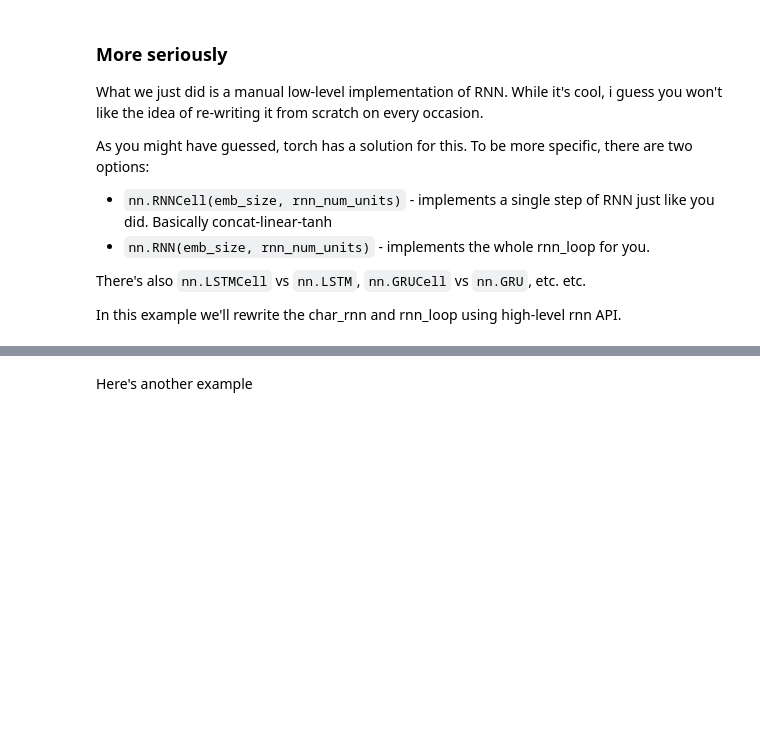
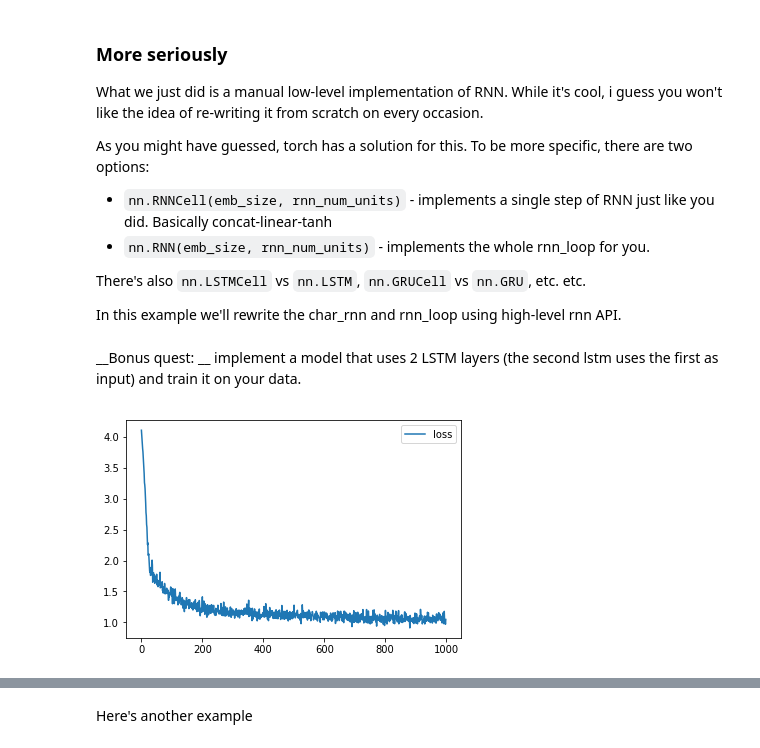
Before and after one commit to nik31096/Practical_DL, a Jupyter notebook: week06_rnn/seminar_pytorch.ipynb, the cells around one changed output, grey strips where cells are left out. Saved outputs shown, nothing was run; the diff lists cells and outputs as text; code cells hidden in the pictures; blank space fills up the shorter version.

Commit message:
Add LSTM, need to improve

```diff
--- a/week06_rnn/seminar_pytorch.ipynb
+++ b/week06_rnn/seminar_pytorch.ipynb
@@ -353,6 +352,8 @@ As you might have guessed, torch has a solution for this. To be more specific, t
 There's also `nn.LSTMCell` vs `nn.LSTM`, `nn.GRUCell` vs `nn.GRU`, etc. etc.
 
 In this example we'll rewrite the char_rnn and rnn_loop using high-level rnn API.
+# %% [markdown]
+__Bonus quest: __ implement a model that uses 2 LSTM layers (the second lstm uses the first as input) and train it on your data.
 # %%
 class CharRNNLoop(nn.Module):
     def __init__(self, num_tokens=num_tokens, emb_size=16, rnn_num_units=64):
@@ -380,3 +381,35 @@ loss = F.nll_loss(logp_seq[:, 1:].contiguous().view(-1, num_tokens),
                   batch_ix[:, :-1].contiguous().view(-1))
 
 loss.backward()
+# %%
+char_rnn = CharRNNCell()
+opt = torch.optim.Adam(char_rnn.parameters())
+history = []
+# %%
+for i in range(1000):
+    batch_ix = to_matrix(sample(lines, 32), max_len=MAX_LENGTH)
+    batch_ix = torch.tensor(batch_ix, dtype=torch.int64)
+
+    logp_seq = rnn_loop(char_rnn, batch_ix)[:, :-1]
+    actual_next_tokens = batch_ix[:, 1:]
+    # compute loss
+
+    loss = -torch.mean(torch.gather(logp_seq, dim=2, index=actual_next_tokens[:,:,None]))
+
+    # train with backprop
+    loss.backward()
+
+    opt.step()
+
+    opt.zero_grad()
+
+    history.append(loss.data.numpy())
+    if (i+1) % 100 == 0:
+        clear_output(True)
+        plt.plot(history,label='loss')
+        plt.legend()
+        plt.show()
+
+assert np.mean(history[:10]) > np.mean(history[-10:]), "RNN didn't converge."
+# %% [output]
+[figure, added]
```
Also changed, not shown: parts of 13 cells of this notebook.
